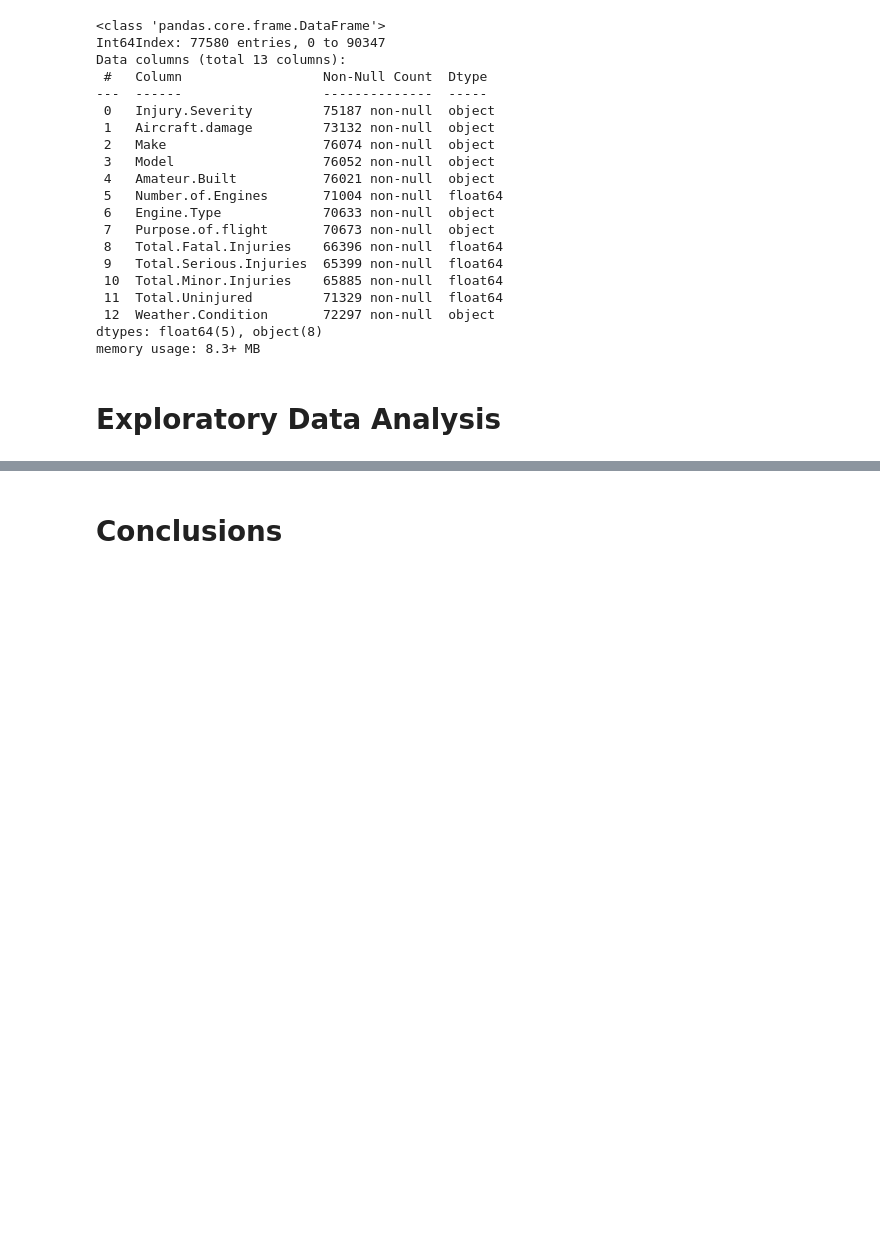
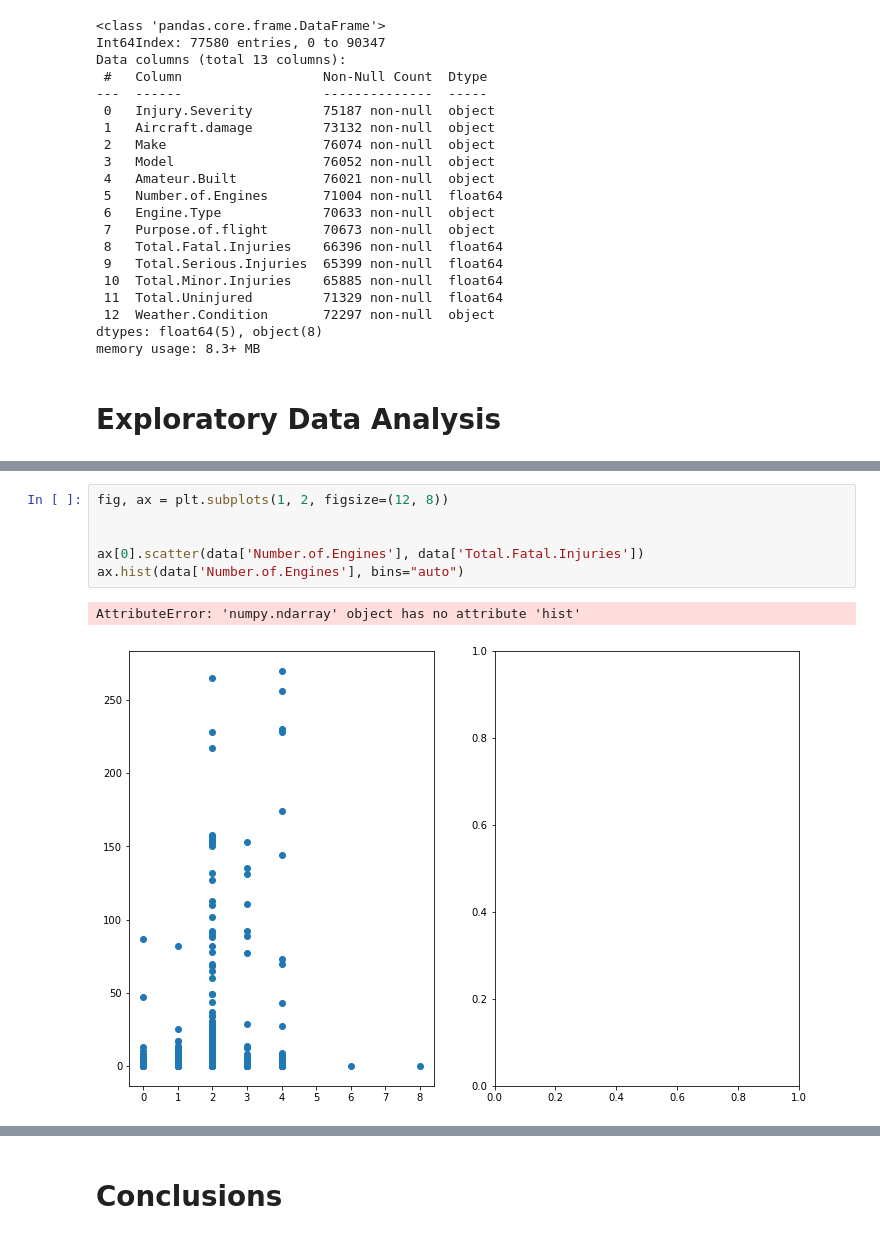
Before and after one commit to sfp13VA/Phase_1_Project, a Jupyter notebook: notebook.ipynb, the cells around one changed output, grey strips where cells are left out. Saved outputs shown, nothing was run; the diff lists cells and outputs as text; blank space fills up the shorter version.

```diff
--- a/notebook.ipynb
+++ b/notebook.ipynb
@@ -361,0 +390,9 @@ memory usage: 8.3+ MB
+# %%
+fig, ax = plt.subplots(1, 2, figsize=(12, 8))
+
+
+ax[0].scatter(data['Number.of.Engines'], data['Total.Fatal.Injuries'])
+ax.hist(data['Number.of.Engines'], bins="auto")
+# %% [output]
+AttributeError: 'numpy.ndarray' object has no attribute 'hist'
+[figure, added]
```
Also changed, not shown: parts of 11 cells of this notebook.
